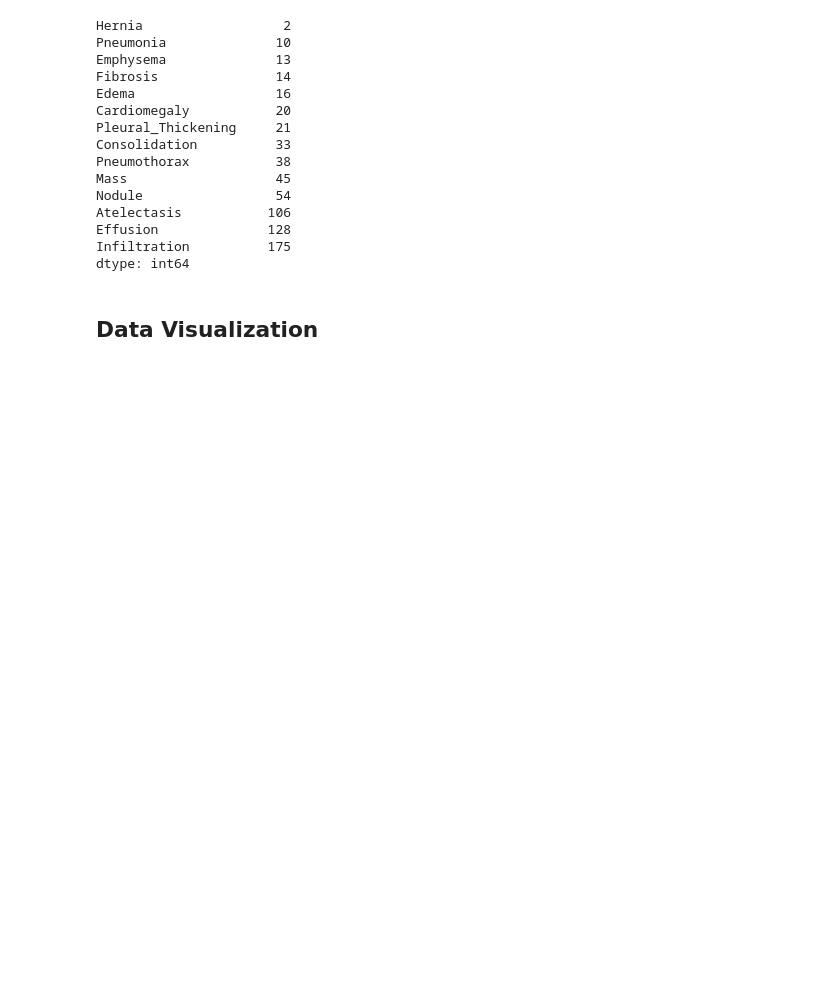
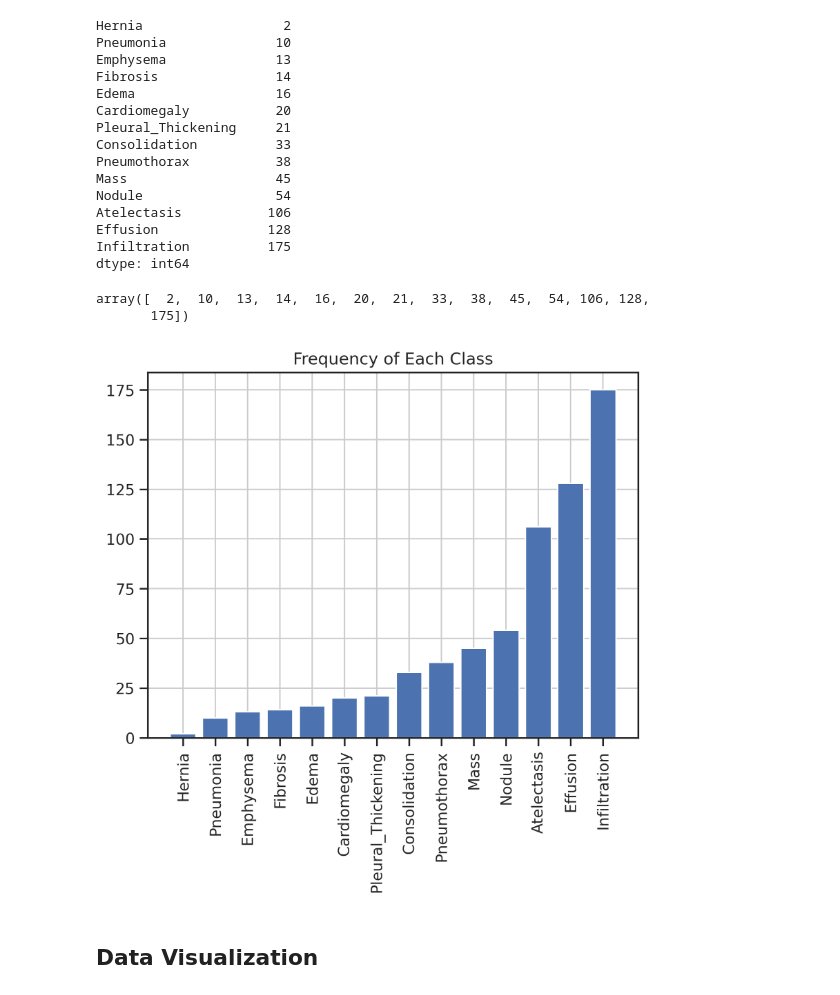
Before and after one commit to vivekpatel99/chest-x-ray-diagnosis-Multi-label-binary-classification, a Jupyter notebook: 01_exploratory_data_analysis.ipynb, the cells around one changed output. Drawn from its saved outputs; the diff is of its cells as text; code cells hidden in the pictures; blank space fills up the shorter version.

```diff
--- a/01_exploratory_data_analysis.ipynb
+++ b/01_exploratory_data_analysis.ipynb
@@ -145,6 +157,19 @@ Atelectasis           106
 Effusion              128
 Infiltration          175
 dtype: int64
+# %%
+sorted_df.values
+# %% [output]
+array([  2,  10,  13,  14,  16,  20,  21,  33,  38,  45,  54, 106, 128,
+       175])
+# %%
+plt.xticks(rotation=90)
+plt.bar(x=sorted_df.index, height=(sorted_df.values))
+plt.title("Frequency of Each Class")
+plt.grid()
+plt.show()
+# %% [output]
+[figure, added]
 # %% [markdown]
 ## Data Visualization
 # %%
```
Also changed, not shown: parts of 12 cells of this notebook, 5 other files.
